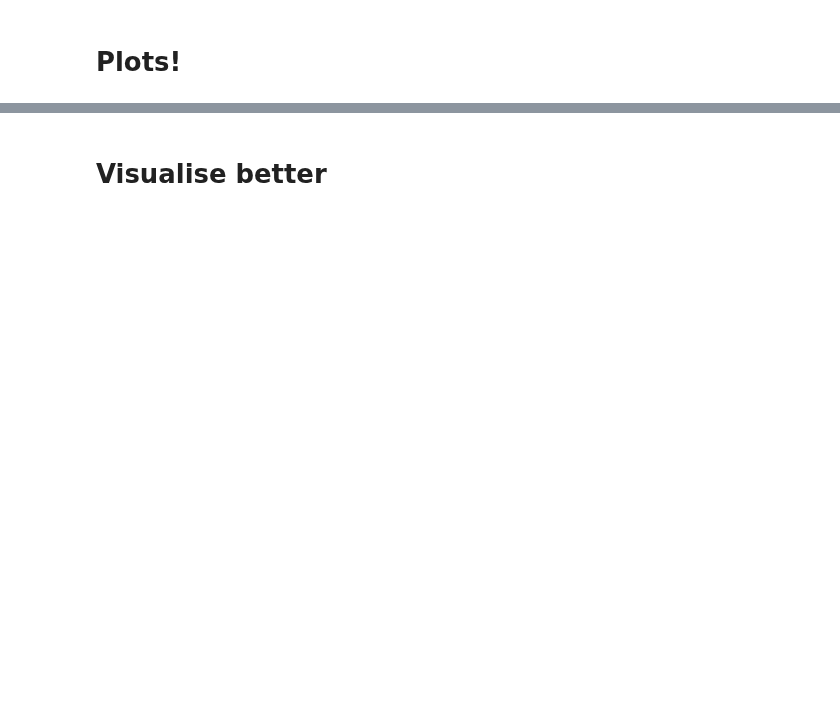
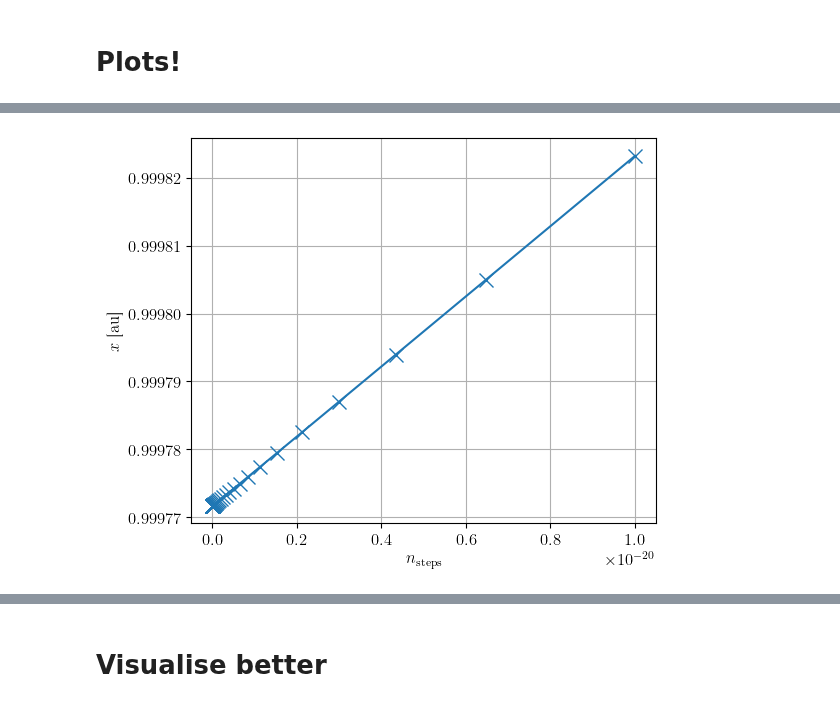
Before and after one commit to TomVdt/PhysNum, a Jupyter notebook: exercice3/analysis/analysis3bi.ipynb, the cells around one changed output, grey strips where cells are left out. Cells and saved outputs as stored; diff of their text form; code cells hidden in the pictures; blank space fills up the shorter version.

```diff
--- a/exercice3/analysis/analysis3bi.ipynb
+++ b/exercice3/analysis/analysis3bi.ipynb
@@ -151,3 +112,11 @@ for i, (params, data) in enumerate(all_fixed.values()):
     yfs[i] = yf
     nsfs[i] = nsf
     emec_error[i] = np.max(nrj) - np.min(nrj)
+# %%
+plt.plot(nsfs**-5, xfs, 'x-')
+
+plt.xlabel(r'$n_\textrm{steps}$')
+plt.ylabel(r'$x$ [au]')
+plt.grid()
+# %% [output]
+[figure, added]
```
Also changed, not shown: parts of 16 cells of this notebook, 12 other files.
